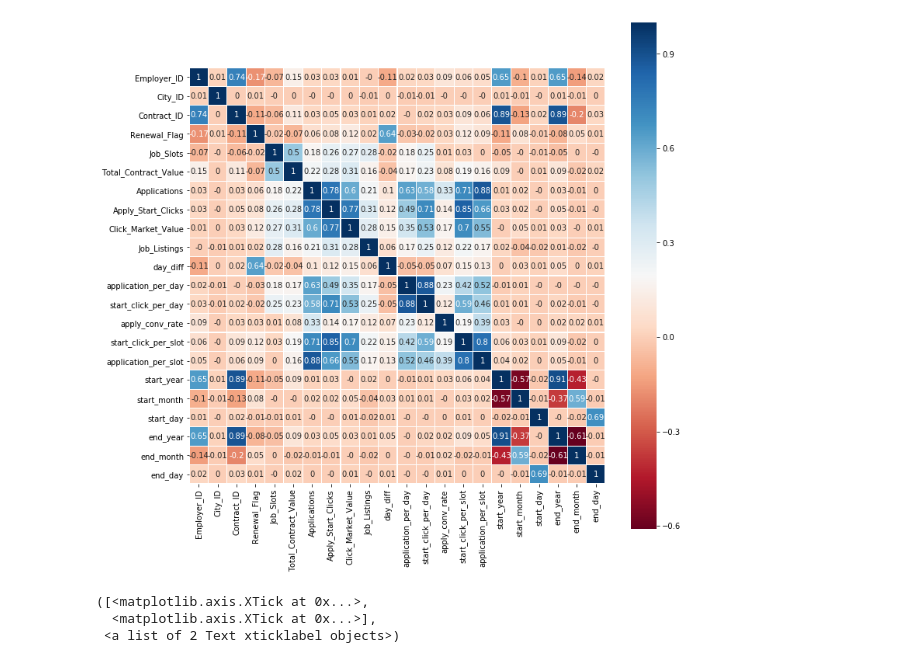
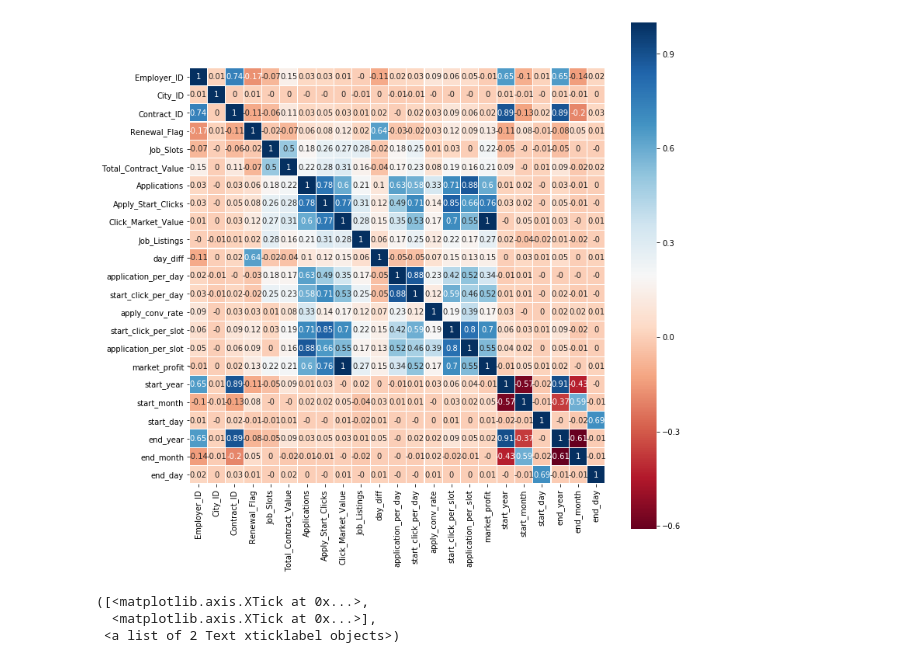
Before and after one commit to telenovelachuan/job_slot_retention, a Jupyter notebook: retention_analysis.ipynb, the cells around one changed output. Saved outputs shown, nothing was run; the diff lists cells and outputs as text; code cells hidden in the pictures.

```diff
--- a/retention_analysis.ipynb
+++ b/retention_analysis.ipynb
@@ -14,28 +16,28 @@ df['day_diff'] = (df['EndDate'] - df['StartDate']).dt.days
 # %%
 df_metrics = df
 df_metrics['application_per_day'] = df['Applications'] / df['day_diff']
 df_metrics['start_click_per_day'] = df['Apply_Start_Clicks'] / df['day_diff']
 df_metrics['apply_conv_rate'] = (df['Applications'] / df['Apply_Start_Clicks']).replace(np.nan, 0)
-
 df_metrics['start_click_per_slot'] = df['Apply_Start_Clicks'] / df['Job_Slots']
 df_metrics['application_per_slot'] = df['Applications'] / df['Job_Slots']
+df_metrics['market_profit'] = df['Click_Market_Value'] - df['Total_Contract_Value']
 
 df_metrics['start_year'] = pd.DatetimeIndex(df_metrics['StartDate']).year
 df_metrics['start_month'] = pd.DatetimeIndex(df_metrics['StartDate']).month
 df_metrics['start_day'] = pd.DatetimeIndex(df_metrics['StartDate']).day
 df_metrics['end_year'] = pd.DatetimeIndex(df_metrics['EndDate']).year
 df_metrics['end_month'] = pd.DatetimeIndex(df_metrics['EndDate']).month
 df_metrics['end_day'] = pd.DatetimeIndex(df_metrics['EndDate']).day
 
 colormap = plt.cm.RdBu
 f, axs = plt.subplots(1, 1, figsize=(12, 12))
 #ax = plt.subplot(3, 3, idx + 1)
 sns.heatmap(df_metrics.corr(method='pearson', min_periods=1).round(decimals=2), linewidths=0.1, vmax=1.0, square=True,
             cmap=colormap, linecolor='white', annot=True)
 #plt.xticks(rotation=30, fontsize=7)
 plt.show()
 # %% [output]
-[figure, old version]
+[figure, new version]
 # %%
 sns.distplot(df_metrics[y_label], kde=False)
 plt.xticks([0, 1])
```
Also changed, not shown: parts of 5 cells of this notebook, 1 other file.
